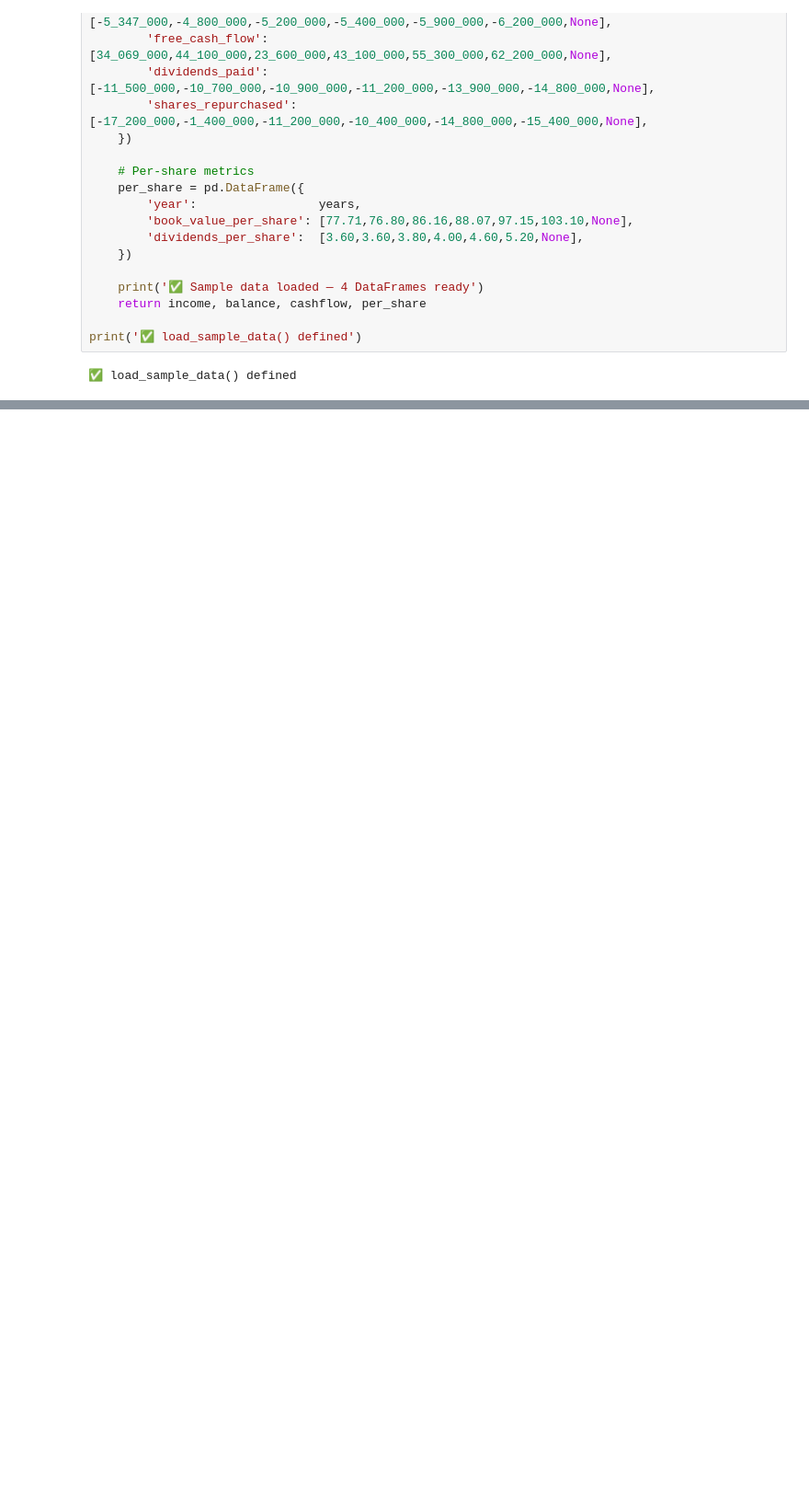
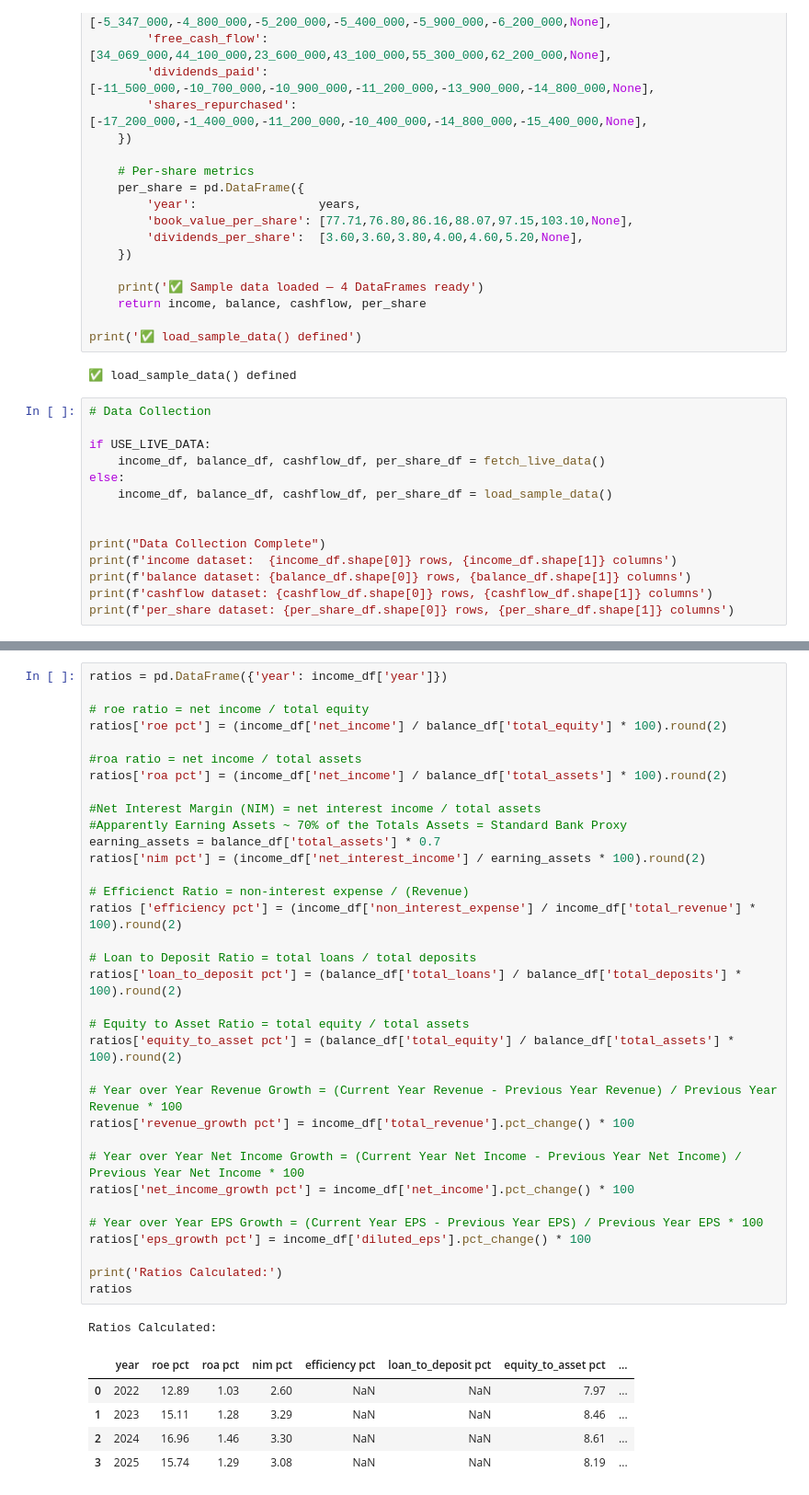
Before and after one commit to Chege-jr0/JP_Morgan_Bank_Financial_Analysis, a Jupyter notebook: main.ipynb, the cells around one changed output, grey strips where cells are left out. Shown at 92% size. Cells and saved outputs as stored; diff of their text form; blank space fills up the shorter version.

Commit message:
Calculated Ratios, CSV Files and Loaded into SQLite Database

```diff
--- a/main.ipynb
+++ b/main.ipynb
@@ -168,3 +169,17 @@ def load_sample_data():
 print('✅ load_sample_data() defined')
 # %% [output]
 ✅ load_sample_data() defined
+# %%
+# Data Collection
+
+if USE_LIVE_DATA:
+    income_df, balance_df, cashflow_df, per_share_df = fetch_live_data()
+else:
+    income_df, balance_df, cashflow_df, per_share_df = load_sample_data()
+
+
+print("Data Collection Complete")
+print(f'income dataset:  {income_df.shape[0]} rows, {income_df.shape[1]} columns')
+print(f'balance dataset: {balance_df.shape[0]} rows, {balance_df.shape[1]} columns')
+print(f'cashflow dataset: {cashflow_df.shape[0]} rows, {cashflow_df.shape[1]} columns')
+print(f'per_share dataset: {per_share_df.shape[0]} rows, {per_share_df.shape[1]} columns')
@@ -170,0 +294,41 @@ print('✅ load_sample_data() defined')
+# %%
+ratios = pd.DataFrame({'year': income_df['year']})
+
+# roe ratio = net income / total equity
+ratios['roe pct'] = (income_df['net_income'] / balance_df['total_equity'] * 100).round(2)
+
+#roa ratio = net income / total assets
+ratios['roa pct'] = (income_df['net_income'] / balance_df['total_assets'] * 100).round(2)
+
+#Net Interest Margin (NIM) = net interest income / total assets
+#Apparently Earning Assets ~ 70% of the Totals Assets = Standard Bank Proxy
+earning_assets = balance_df['total_assets'] * 0.7
+ratios['nim pct'] = (income_df['net_interest_income'] / earning_assets * 100).round(2)
+
+# Efficienct Ratio = non-interest expense / (Revenue)
+ratios ['efficiency pct'] = (income_df['non_interest_expense'] / income_df['total_revenue'] * 100).round(2)
+
+# Loan to Deposit Ratio = total loans / total deposits
+ratios['loan_to_deposit pct'] = (balance_df['total_loans'] / balance_df['total_deposits'] * 100).round(2)
+
+# Equity to Asset Ratio = total equity / total assets
+ratios['equity_to_asset pct'] = (balance_df['total_equity'] / balance_df['total_assets'] * 100).round(2)
+
+# Year over Year Revenue Growth = (Current Year Revenue - Previous Year Revenue) / Previous Year Revenue * 100
+ratios['revenue_growth pct'] = income_df['total_revenue'].pct_change() * 100
+
+# Year over Year Net Income Growth = (Current Year Net Income - Previous Year Net Income) / Previous Year Net Income * 100
+ratios['net_income_growth pct'] = income_df['net_income'].pct_change() * 100
+
+# Year over Year EPS Growth = (Current Year EPS - Previous Year EPS) / Previous Year EPS * 100
+ratios['eps_growth pct'] = income_df['diluted_eps'].pct_change() * 100
+
+print('Ratios Calculated:')
+ratios
+# %% [output]
+Ratios Calculated:
+|  | year | roe pct | roa pct | nim pct | efficiency pct | loan_to_deposit pct | equity_to_asset pct | ... |
+| 0 | 2022 | 12.89 | 1.03 | 2.60 | NaN | NaN | 7.97 | ... |
+| 1 | 2023 | 15.11 | 1.28 | 3.29 | NaN | NaN | 8.46 | ... |
+| 2 | 2024 | 16.96 | 1.46 | 3.30 | NaN | NaN | 8.61 | ... |
+| 3 | 2025 | 15.74 | 1.29 | 3.08 | NaN | NaN | 8.19 | ... |
```
Also changed, not shown: parts of 15 cells of this notebook, 6 other files.
